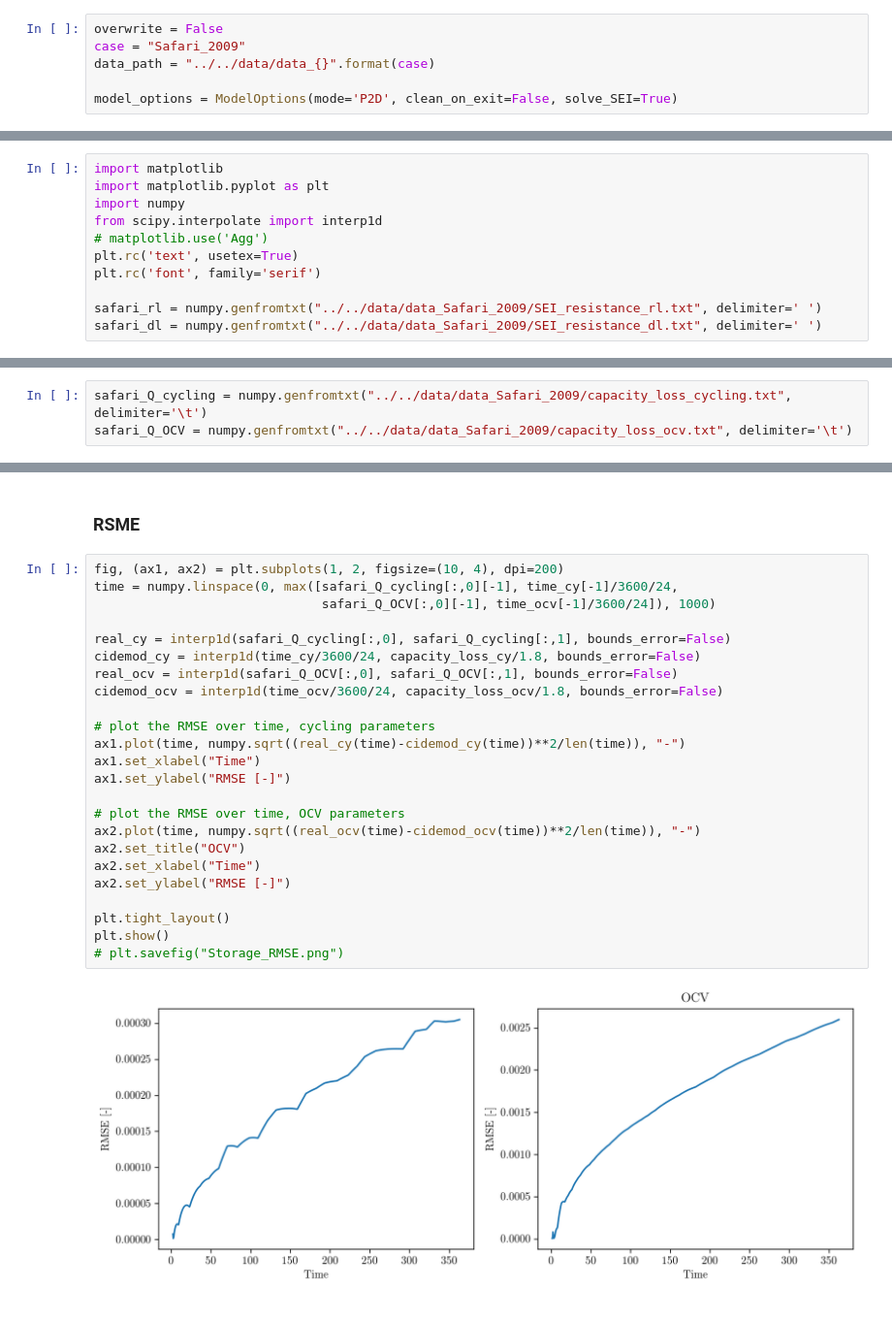
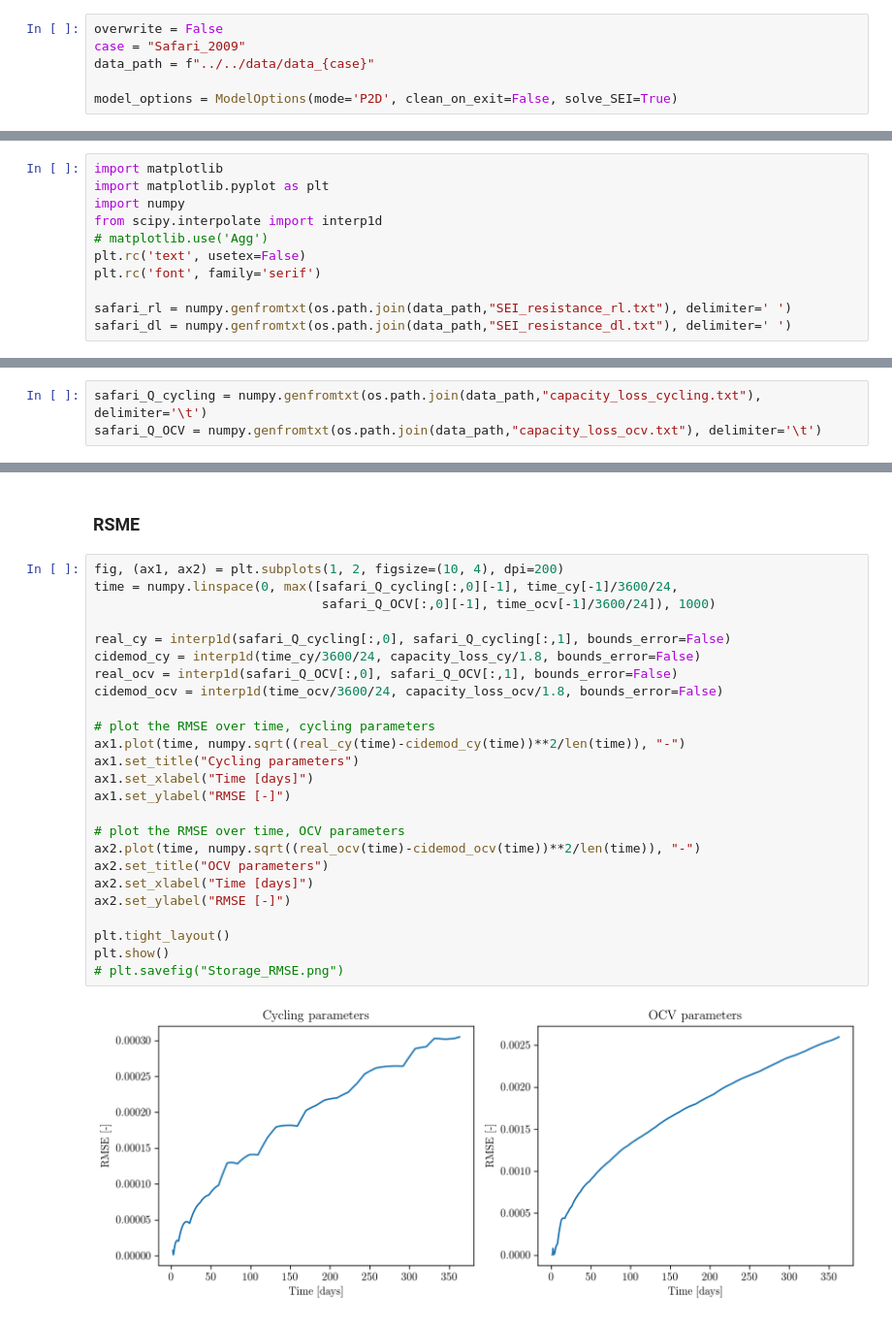
Before and after one commit to cidetec-energy-storage/cideMOD, a Jupyter notebook: examples/scripts_paper/Safari.ipynb, the cells around one changed output, grey strips where cells are left out. Shown: that part at 97% size. Drawn from its saved outputs; the diff is of its cells as text.

```diff
--- a/examples/scripts_paper/Safari.ipynb
+++ b/examples/scripts_paper/Safari.ipynb
@@ -21,7 +22,7 @@ The SEI model is activated by setting the option `solve_SEI` to `True` in `Model
 # %%
 overwrite = False
 case = "Safari_2009"
-data_path = "../../data/data_{}".format(case)
+data_path = f"../../data/data_{case}"
 
 model_options = ModelOptions(mode='P2D', clean_on_exit=False, solve_SEI=True)
 # %% [markdown]
@@ -120,11 +121,11 @@ import matplotlib.pyplot as plt
 import numpy
 from scipy.interpolate import interp1d
 # matplotlib.use('Agg')
-plt.rc('text', usetex=True)
+plt.rc('text', usetex=False)
 plt.rc('font', family='serif')
 
-safari_rl = numpy.genfromtxt("../../data/data_Safari_2009/SEI_resistance_rl.txt", delimiter=' ')
-safari_dl = numpy.genfromtxt("../../data/data_Safari_2009/SEI_resistance_dl.txt", delimiter=' ')
+safari_rl = numpy.genfromtxt(os.path.join(data_path,"SEI_resistance_rl.txt"), delimiter=' ')
+safari_dl = numpy.genfromtxt(os.path.join(data_path,"SEI_resistance_dl.txt"), delimiter=' ')
 # %% [markdown]
 ### SEI resistance
 # %%
@@ -241,8 +242,8 @@ plt.show()
 # %% [markdown]
 ## Compare cycling parameters and OCV parameters
 # %%
-safari_Q_cycling = numpy.genfromtxt("../../data/data_Safari_2009/capacity_loss_cycling.txt", delimiter='\t')
-safari_Q_OCV = numpy.genfromtxt("../../data/data_Safari_2009/capacity_loss_ocv.txt", delimiter='\t')
+safari_Q_cycling = numpy.genfromtxt(os.path.join(data_path,"capacity_loss_cycling.txt"), delimiter='\t')
+safari_Q_OCV = numpy.genfromtxt(os.path.join(data_path,"capacity_loss_ocv.txt"), delimiter='\t')
 # %% [markdown]
 #### OCV
 # %%
@@ -313,26 +316,27 @@ plt.show()
 # %%
 fig, (ax1, ax2) = plt.subplots(1, 2, figsize=(10, 4), dpi=200)
 time = numpy.linspace(0, max([safari_Q_cycling[:,0][-1], time_cy[-1]/3600/24,
                               safari_Q_OCV[:,0][-1], time_ocv[-1]/3600/24]), 1000)
 
 real_cy = interp1d(safari_Q_cycling[:,0], safari_Q_cycling[:,1], bounds_error=False)
 cidemod_cy = interp1d(time_cy/3600/24, capacity_loss_cy/1.8, bounds_error=False)
 real_ocv = interp1d(safari_Q_OCV[:,0], safari_Q_OCV[:,1], bounds_error=False)
 cidemod_ocv = interp1d(time_ocv/3600/24, capacity_loss_ocv/1.8, bounds_error=False)
 
 # plot the RMSE over time, cycling parameters
 ax1.plot(time, numpy.sqrt((real_cy(time)-cidemod_cy(time))**2/len(time)), "-")
-ax1.set_xlabel("Time")
+ax1.set_title("Cycling parameters")
+ax1.set_xlabel("Time [days]")
 ax1.set_ylabel("RMSE [-]")
 
 # plot the RMSE over time, OCV parameters
 ax2.plot(time, numpy.sqrt((real_ocv(time)-cidemod_ocv(time))**2/len(time)), "-")
-ax2.set_title("OCV")
-ax2.set_xlabel("Time")
+ax2.set_title("OCV parameters")
+ax2.set_xlabel("Time [days]")
 ax2.set_ylabel("RMSE [-]")
 
 plt.tight_layout()
 plt.show()
 # plt.savefig("Storage_RMSE.png")
 # %% [output]
-[figure, old version]
+[figure, new version]
```
Also changed, not shown: parts of 5 cells of this notebook, 12 other files.
